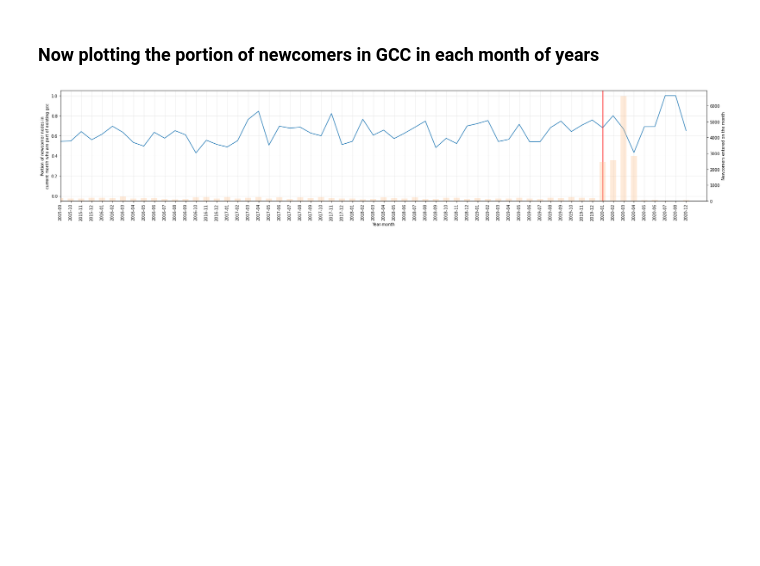
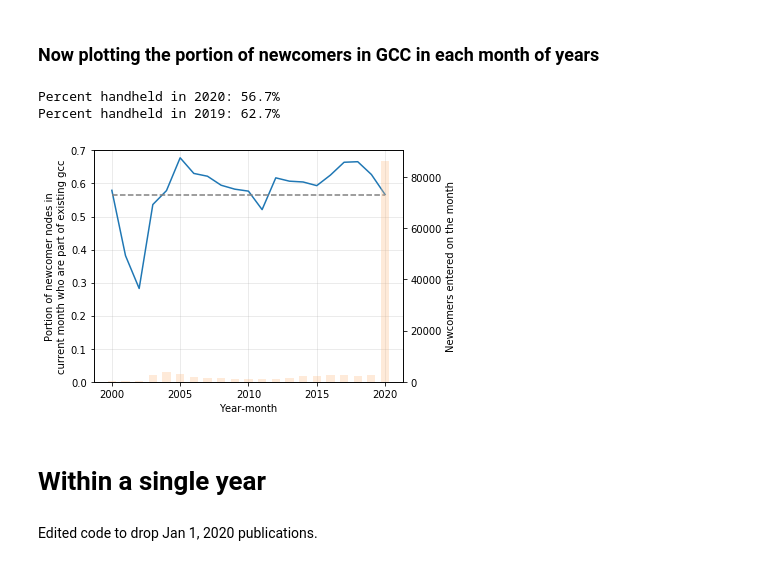
Before and after one commit to COVID19-DVRN/Project-B_Scientific-Opportunism, a Jupyter notebook: scripts/00_02_05_exploring_the_giant_components_monthly_basis.ipynb, the cells around one changed output. Saved outputs shown, nothing was run; the diff lists cells and outputs as text; code cells hidden in the pictures; blank space fills up the shorter version.

```diff
--- a/scripts/00_02_05_exploring_the_giant_components_monthly_basis.ipynb
+++ b/scripts/00_02_05_exploring_the_giant_components_monthly_basis.ipynb
@@ -28,3 +27,4 @@ def get_month_from_a_string_datetime(s):
 # %%
 article_authors_filtered = article_authors[article_authors['converted_datetime'].notnull()]
 article_authors_filtered = article_authors_filtered[article_authors_filtered["cord_uid"] != "1vimqhdp"]
+article_authors_filtered = article_authors_filtered[article_authors_filtered['converted_datetime'] > '1970']
@@ -31,2 +47,10 @@ article_authors_filtered = article_authors_filtered[article_authors_filtered["co
 # %%
-article_authors_filtered["year_month"] = article_authors_filtered["converted_datetime"].apply(lambda x: str(pd.Timestamp(x).year)+"-%02d"%(get_month_from_a_string_datetime(x)))
+article_authors_filtered["year_month"] = article_authors_filtered["converted_datetime"].apply(
+    lambda x: str(pd.Timestamp(x).year)
+)
+
+earliest_publication = article_authors_filtered[['author_id', 'converted_datetime']].groupby('author_id')\
+            .min()[['converted_datetime']].reset_index()
+earliest_publication["year_month"] = earliest_publication["converted_datetime"].apply(
+    lambda x: str(pd.Timestamp(x).year)
+)
@@ -36,5 +57,3 @@ earliest_publication = article_authors_filtered[['author_id', 'converted_datetim
-# %%
-earliest_publication["year_month"] = earliest_publication["converted_datetime"].apply(lambda x: str(pd.Timestamp(x).year)+"-%02d"%(get_month_from_a_string_datetime(x)))
 # %%
 ## We create a dictionary where the key is the year_quarter and
 ## value is the list of nodes that first published in that quarter
@@ -89,25 +110,46 @@ for current_quarter in sorted(article_authors_filtered["year_month"].unique()):
+# %%
+dict_portion_new_nodes_in_gcc_by_quarter = return_dict(article_authors_filtered)
 # %% [markdown]
 ### Now plotting the portion of newcomers in GCC in each month of years
 # %%
-fig,ax = plt.subplots(figsize = (24,5))
+fig,ax = plt.subplots( #figsize = (24,5)
+                     )
 keys,values = zip(*sorted(dict_portion_new_nodes_in_gcc_by_quarter.items()))
-ax.plot(keys,values)
+keys, values = np.array(keys).astype(int), np.array(values)
+boolean = np.array(keys) > 1999
+ax.plot(keys[boolean], np.array(values)[boolean])
+value_2020 = values[np.argwhere(keys==2020).T[0]][0]
+value_2019 = values[np.argwhere(keys==2019).T[0]][0]
+plt.plot([min(keys[boolean]), max(keys[boolean])], [value_2020, value_2020], c='grey', linestyle='dashed')
+print('Percent handheld in 2020: ' + str(round(value_2020 * 100, 1)) + '%')
+print('Percent handheld in 2019: ' + str(round(value_2019 * 100, 1)) + '%')
+plt.ylim(0, 0.7)
 ax_newcomer_count = ax.twinx()
+
+
 timewindows, newcomer_counts = zip(*sorted({k:len(v) for k,v in dict_newcomer_nodes_by_year_quarter.items()}.items()))
-ax_newcomer_count.bar(timewindows,newcomer_counts ,width=0.6, alpha=0.3, zorder = 5, color = "#fdbb84")
+timewindows, newcomer_counts = np.array(timewindows).astype(int), np.array(newcomer_counts)
+boolean = np.array(timewindows) > 1999
+ax_newcomer_count.bar(timewindows[boolean],np.array(newcomer_counts)[boolean],
+                      width=0.6, alpha=0.3, zorder = 5, color = "#fdbb84")
+
 #ax_newcomer_count.set_yscale('log')
-ax.set_xticks(range(len(keys)))
-ax.set_xticklabels(keys,rotation=90)
+ax.set_xticks([key for e, key in enumerate(keys[boolean]) if e % 5 == 0])
+# ax.set_xticklabels(keys,rotation=90)
 ## Indicating the First quarter of 2020
-ax.axvline(keys.index("2020-01"), color = "red")
-ax.set_xlim(keys.index("2020-01")-52,len(keys)+1)
+# ax.axvline(np.argwhere(keys == 2020)[0][0], color = "red")
+# ax.set_xlim(np.argwhere(keys == 2020)[0][0]-52,len(keys)+1)
 ax.grid(alpha = 0.3)
 #fig.tight_layout()
 ax.set_xlabel("Year-month")
 ax.set_ylabel("Portion of newcomer nodes in\ncurrent month who are part of existing gcc")
 ax_newcomer_count.set_ylabel("Newcomers entered on the month")
 plt.tight_layout()
 plt.savefig("../outputs/figures/%s_monthly_portion_of_newcomers_part_of_gcc.png" %output_code, dpi = 150)
 plt.show()
 # %% [output]
+Percent handheld in 2020: 56.7%
+Percent handheld in 2019: 62.7%
-[figure, old version]
+[figure, new version]
+# %% [markdown]
+# Within a single year
@@ -113,0 +160,2 @@ plt.show()
+# %% [markdown]
+Edited code to drop Jan 1, 2020 publications.
```
Also changed, not shown: parts of 14 cells of this notebook.
